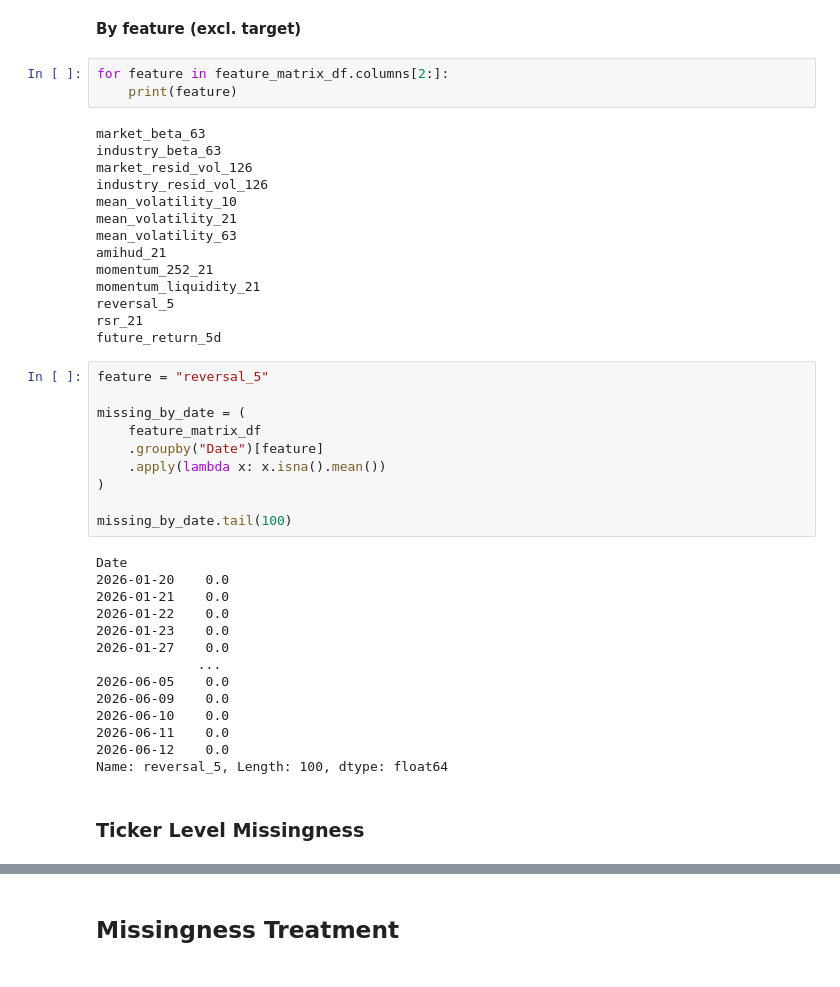
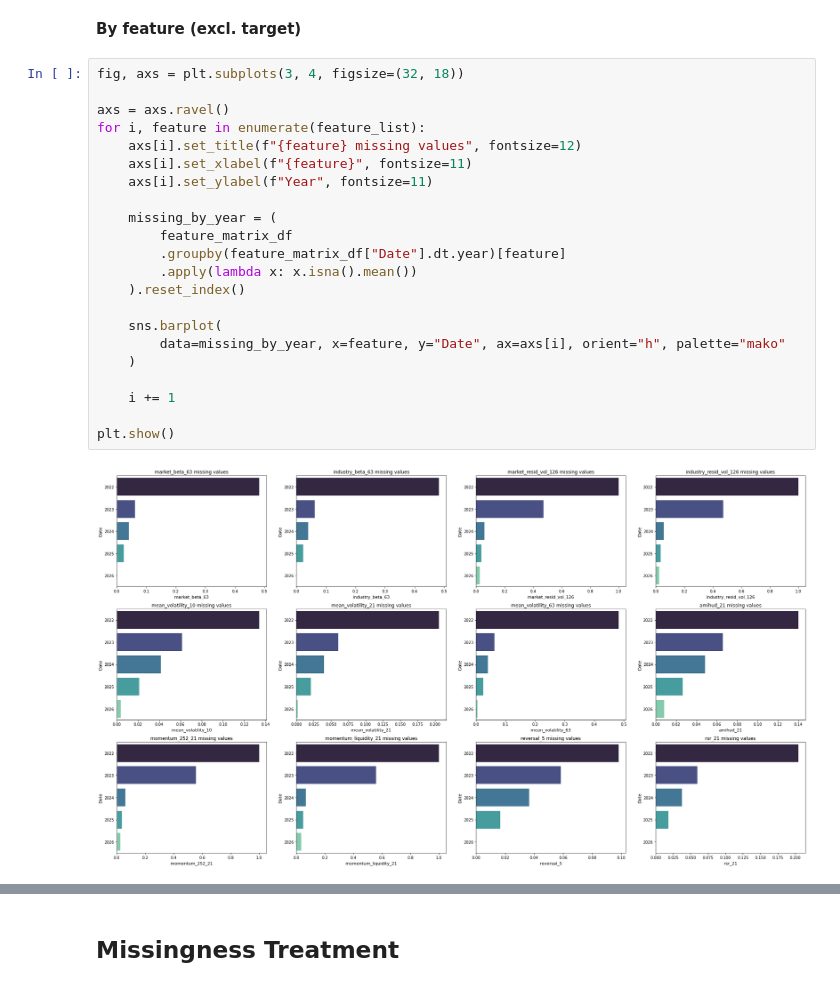
Before and after one commit to hungryfire267/systematic-equities-research, a Jupyter notebook: notebooks/missing_data.ipynb, the cells around one changed output, grey strips where cells are left out. Cells and saved outputs as stored; diff of their text form.

```diff
--- a/notebooks/missing_data.ipynb
+++ b/notebooks/missing_data.ipynb
@@ -79,45 +191,26 @@ future_return_5d
 # %% [markdown]
 **By feature (excl. target)**
 # %%
-for feature in feature_matrix_df.columns[2:]:
-    print(feature)
+fig, axs = plt.subplots(3, 4, figsize=(32, 18))
+
+axs = axs.ravel()
+for i, feature in enumerate(feature_list):
+    axs[i].set_title(f"{feature} missing values", fontsize=12)
+    axs[i].set_xlabel(f"{feature}", fontsize=11)
+    axs[i].set_ylabel(f"Year", fontsize=11)
+
+    missing_by_year = (
+        feature_matrix_df
+        .groupby(feature_matrix_df["Date"].dt.year)[feature]
+        .apply(lambda x: x.isna().mean())
+    ).reset_index()
+
+    sns.barplot(
+        data=missing_by_year, x=feature, y="Date", ax=axs[i], orient="h", palette="mako"
+    )
+
+    i += 1
+
+plt.show()
 # %% [output]
-market_beta_63
-industry_beta_63
-market_resid_vol_126
-industry_resid_vol_126
-mean_volatility_10
-mean_volatility_21
-mean_volatility_63
-amihud_21
-momentum_252_21
-momentum_liquidity_21
-reversal_5
-rsr_21
-future_return_5d
+[figure, added]
-# %%
-feature = "reversal_5"
-
-missing_by_date = (
-    feature_matrix_df
-    .groupby("Date")[feature]
-    .apply(lambda x: x.isna().mean())
-)
-
-missing_by_date.tail(100)
-# %% [output]
-Date
-2026-01-20    0.0
-2026-01-21    0.0
-2026-01-22    0.0
-2026-01-23    0.0
-2026-01-27    0.0
-             ...
-2026-06-05    0.0
-2026-06-09    0.0
-2026-06-10    0.0
-2026-06-11    0.0
-2026-06-12    0.0
-Name: reversal_5, Length: 100, dtype: float64
-# %% [markdown]
-### Ticker Level Missingness
```
Also changed, not shown: parts of 20 cells of this notebook, 1 other file.
